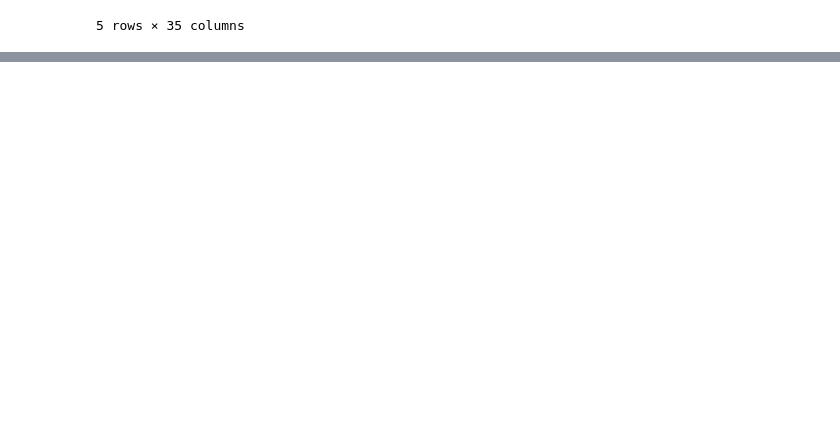
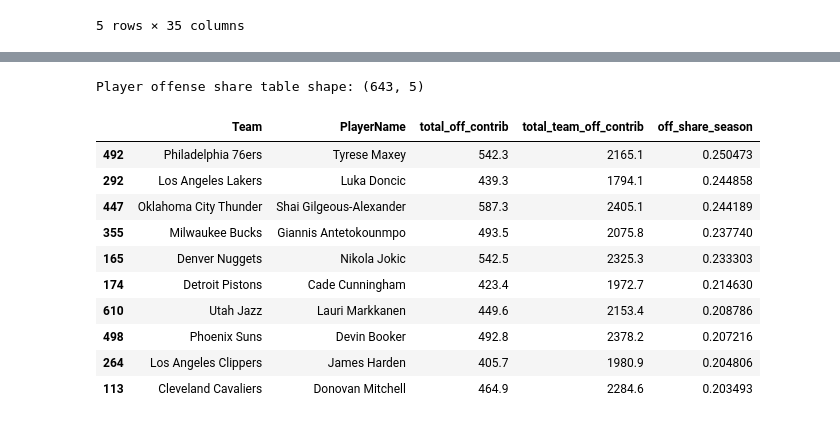
Before and after one commit to wjdorsey/qepc_project, a Jupyter notebook: notebooks/qepc_sandbox.ipynb, the cells around one changed output, grey strips where cells are left out. Drawn from its saved outputs; the diff is of its cells as text; code cells hidden in the pictures; blank space fills up the shorter version.

```diff
--- a/notebooks/qepc_sandbox.ipynb
+++ b/notebooks/qepc_sandbox.ipynb
@@ -507,0 +553,20 @@ Recent rows: 8024
+# %%
+# --- 10.4 Team totals per game and player share within team ---
+
+team_totals = (
+    ps_recent
+    .groupby(["gameId", "playerteamName"], as_index=False)["off_contrib"]
+    .sum()
+    .rename(columns={"off_contrib": "team_off_contrib"})
+)
+
+ps_recent = ps_recent.merge(
+    team_totals,
+    on=["gameId", "playerteamName"],
+    how="left"
+)
+
+ps_recent["team_off_contrib"] = ps_recent["team_off_contrib"].replace({0: np.nan})
+ps_recent["off_share"] = ps_recent["off_contrib"] / ps_recent["team_off_contrib"]
+
+ps_recent[["PlayerName", "playerteamName", "gameId", "off_contrib", "off_share"]].head()
@@ -507,0 +627,33 @@ Recent rows: 8024
+# %%
+# --- 10.6 Aggregate to per-team, per-player offensive share over the period ---
+
+player_offense = (
+    ps_recent
+    .groupby(["TeamFull", "PlayerName"], as_index=False)
+    .agg(
+        total_off_contrib=("off_contrib", "sum"),
+        total_team_off_contrib=("team_off_contrib", "sum")
+    )
+)
+
+player_offense["off_share_season"] = (
+    player_offense["total_off_contrib"] / player_offense["total_team_off_contrib"]
+)
+
+player_offense = player_offense.rename(columns={"TeamFull": "Team"})
+
+print("Player offense share table shape:", player_offense.shape)
+player_offense.sort_values("off_share_season", ascending=False).head(10)
+# %% [output]
+Player offense share table shape: (643, 5)
+|  | Team | PlayerName | total_off_contrib | total_team_off_contrib | off_share_season |
+| 492 | Philadelphia 76ers | Tyrese Maxey | 542.3 | 2165.1 | 0.250473 |
+| 292 | Los Angeles Lakers | Luka Doncic | 439.3 | 1794.1 | 0.244858 |
+| 447 | Oklahoma City Thunder | Shai Gilgeous-Alexander | 587.3 | 2405.1 | 0.244189 |
+| 355 | Milwaukee Bucks | Giannis Antetokounmpo | 493.5 | 2075.8 | 0.237740 |
+| 165 | Denver Nuggets | Nikola Jokic | 542.5 | 2325.3 | 0.233303 |
+| 174 | Detroit Pistons | Cade Cunningham | 423.4 | 1972.7 | 0.214630 |
+| 610 | Utah Jazz | Lauri Markkanen | 449.6 | 2153.4 | 0.208786 |
+| 498 | Phoenix Suns | Devin Booker | 492.8 | 2378.2 | 0.207216 |
+| 264 | Los Angeles Clippers | James Harden | 405.7 | 1980.9 | 0.204806 |
+| 113 | Cleveland Cavaliers | Donovan Mitchell | 464.9 | 2284.6 | 0.203493 |
```
Also changed, not shown: parts of 7 cells of this notebook, 1 other file.
